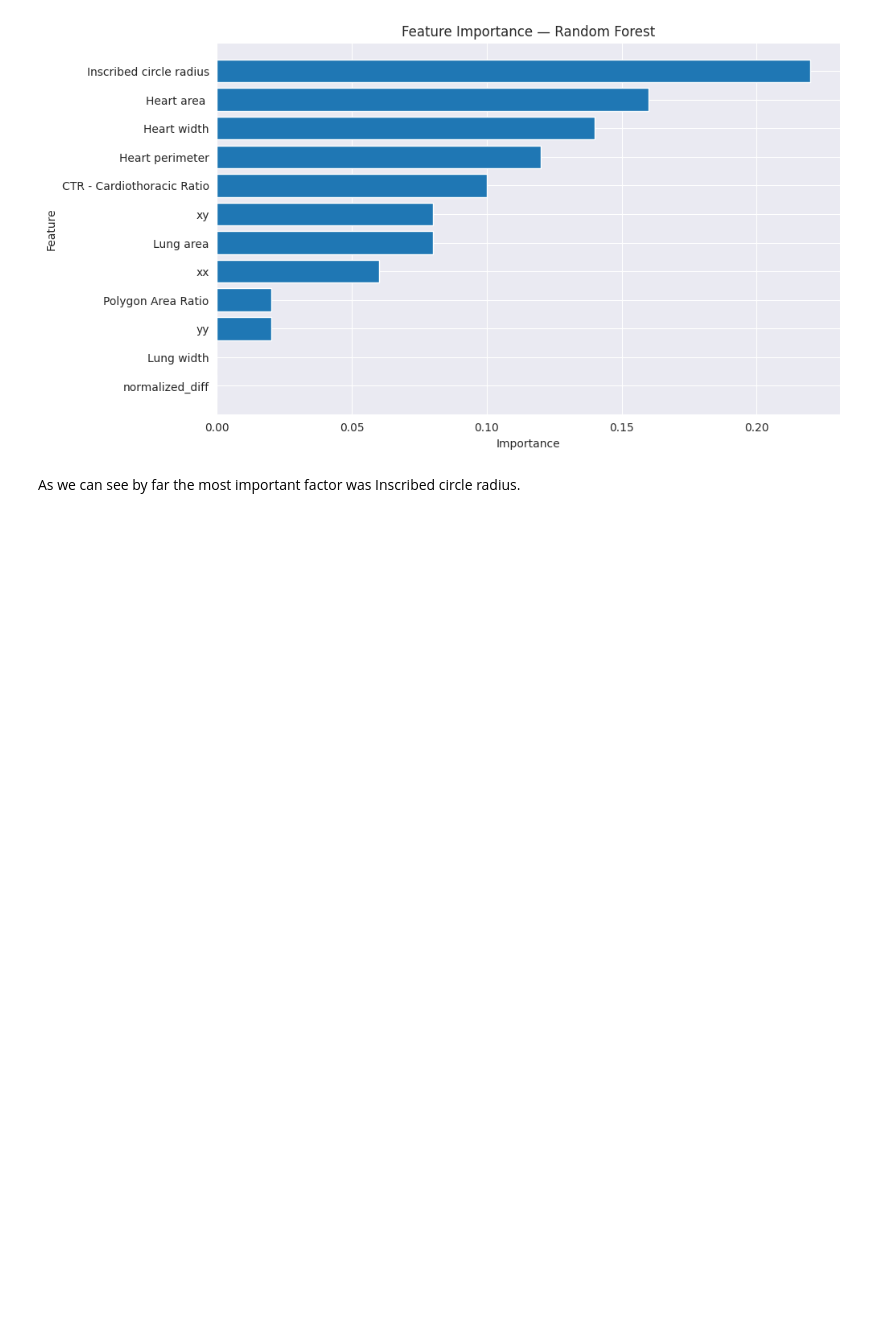
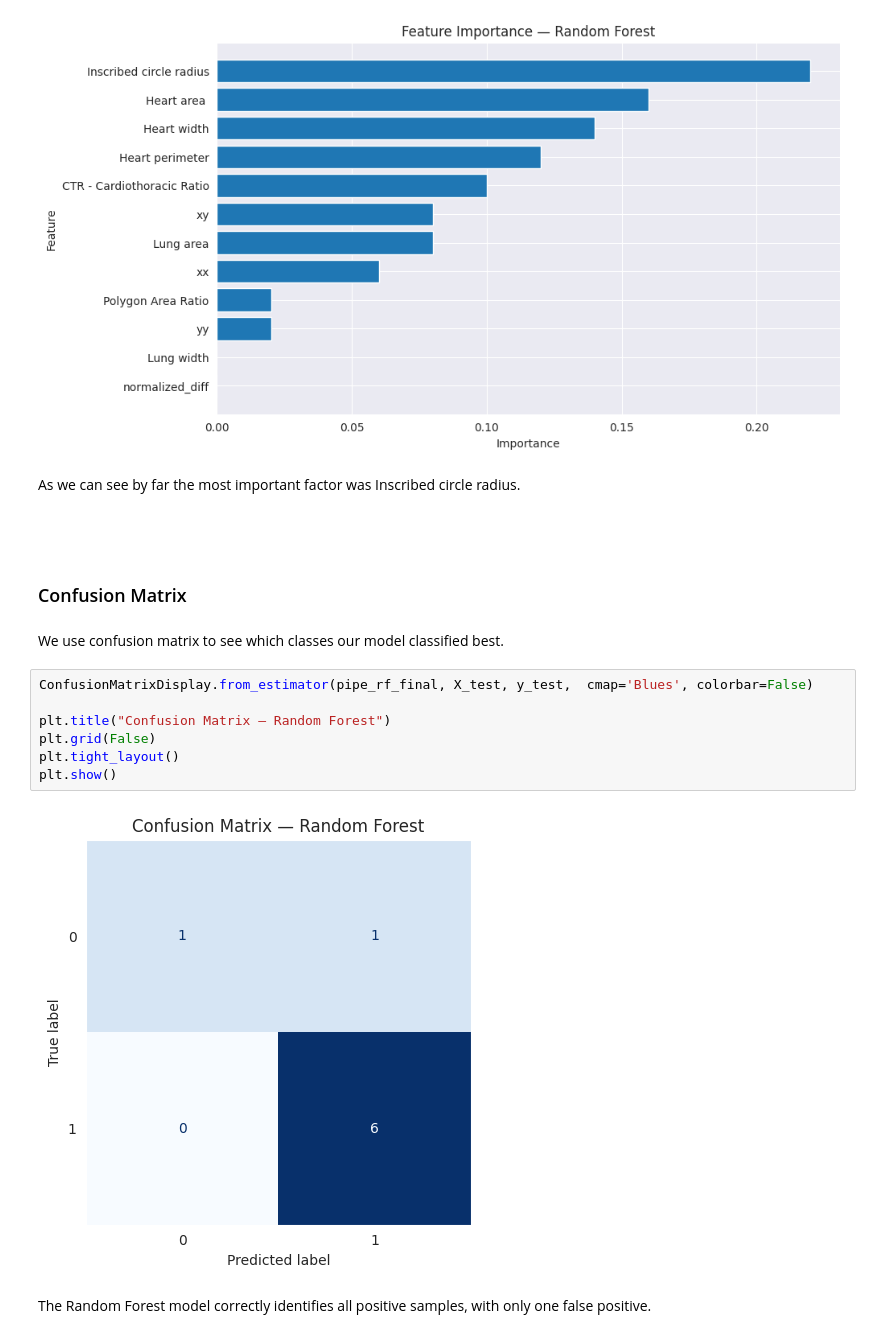
Before and after one commit to Vyien/AI_MED_Recruitment, a Jupyter notebook: Task/cardiomegaly.ipynb, the cells around one changed output. Drawn from its saved outputs; the diff is of its cells as text; blank space fills up the shorter version.

Commit message:
Add Confusion Matrix of Random Forest

```diff
--- a/Task/cardiomegaly.ipynb
+++ b/Task/cardiomegaly.ipynb
@@ -647,3 +649,20 @@ plt.show()
 [figure]
 # %% [markdown]
 As we can see by far the most important factor was Inscribed circle radius.
+# %% [markdown]
+###
+# %% [markdown]
+### Confusion Matrix
+# %% [markdown]
+We use confusion matrix to see which classes our model classified best.
+# %%
+ConfusionMatrixDisplay.from_estimator(pipe_rf_final, X_test, y_test,  cmap='Blues', colorbar=False)
+
+plt.title("Confusion Matrix — Random Forest")
+plt.grid(False)
+plt.tight_layout()
+plt.show()
+# %% [output]
+[figure, added]
+# %% [markdown]
+The Random Forest model correctly identifies all positive samples, with only one false positive.
```
Also changed, not shown: parts of 3 cells of this notebook.
